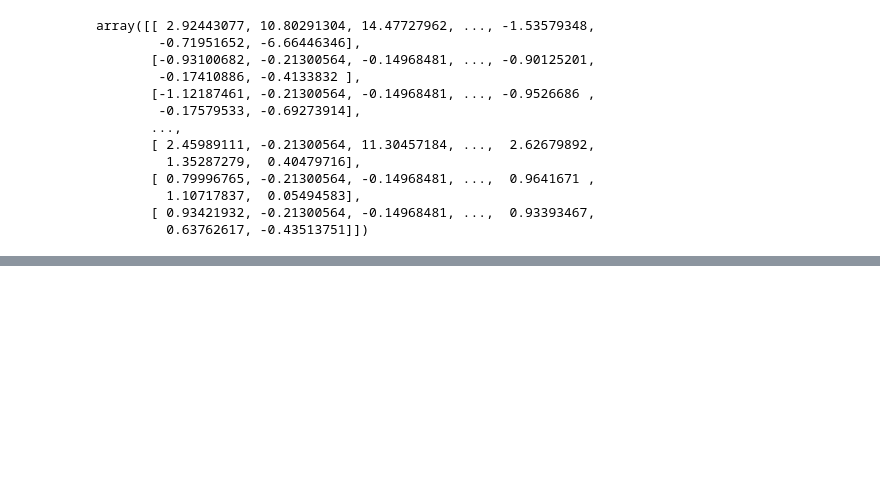
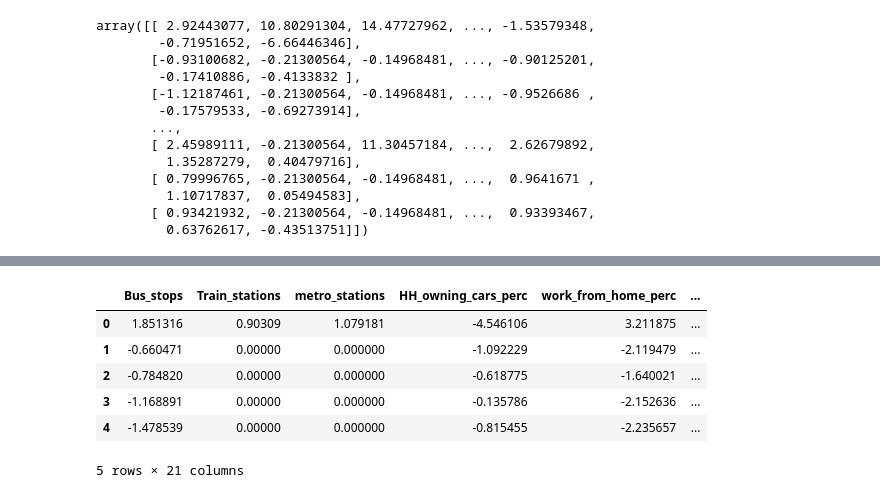
Before and after one commit to natesheehan/spidercartographers, a Jupyter notebook: Scripts/Exploration.ipynb, the cells around one changed output, grey strips where cells are left out. Cells and saved outputs as stored; diff of their text form; code cells hidden in the pictures; blank space fills up the shorter version.

```diff
--- a/Scripts/Exploration.ipynb
+++ b/Scripts/Exploration.ipynb
@@ -247,0 +369,12 @@ log_then_normal.to_csv("Data/transport_log_then_normal.csv", index=False)
+# %%
+idr_scaled["MSOA"] = cleaned["MSOA"]
+
+idr_scaled.head()
+# %% [output]
+|  | Bus_stops | Train_stations | metro_stations | HH_owning_cars_perc | work_from_home_perc | ... |
+| 0 | 1.851316 | 0.90309 | 1.079181 | -4.546106 | 3.211875 | ... |
+| 1 | -0.660471 | 0.00000 | 0.000000 | -1.092229 | -2.119479 | ... |
+| 2 | -0.784820 | 0.00000 | 0.000000 | -0.618775 | -1.640021 | ... |
+| 3 | -1.168891 | 0.00000 | 0.000000 | -0.135786 | -2.152636 | ... |
+| 4 | -1.478539 | 0.00000 | 0.000000 | -0.815455 | -2.235657 | ... |
+5 rows × 21 columns
```
Also changed, not shown: parts of 10 cells of this notebook, 3 other files.
